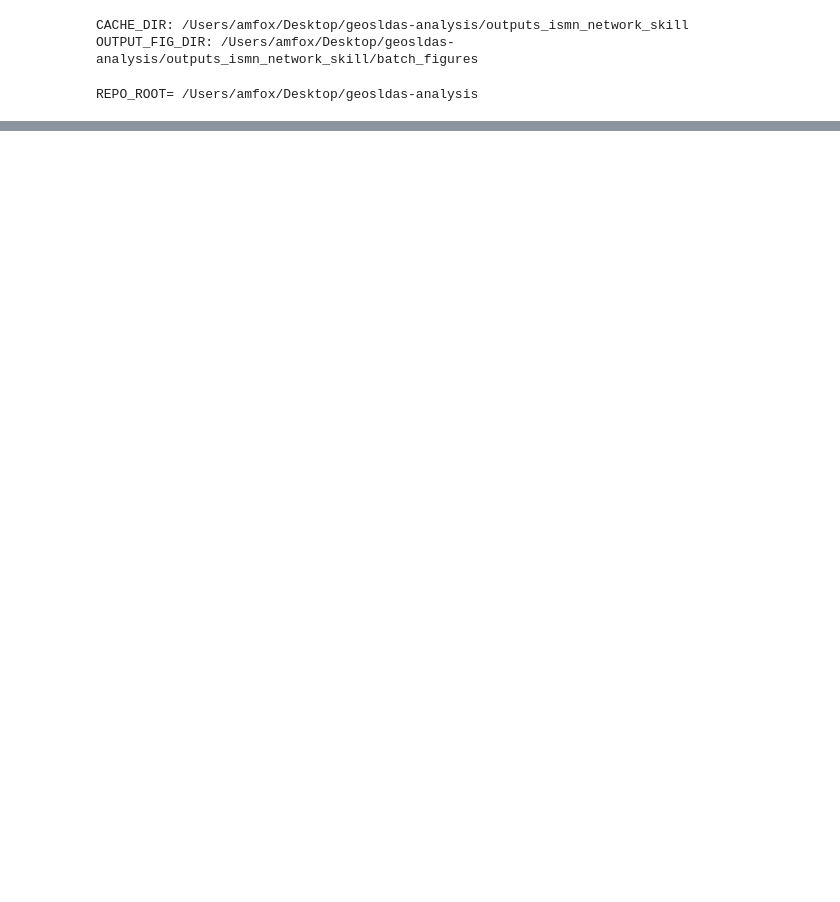
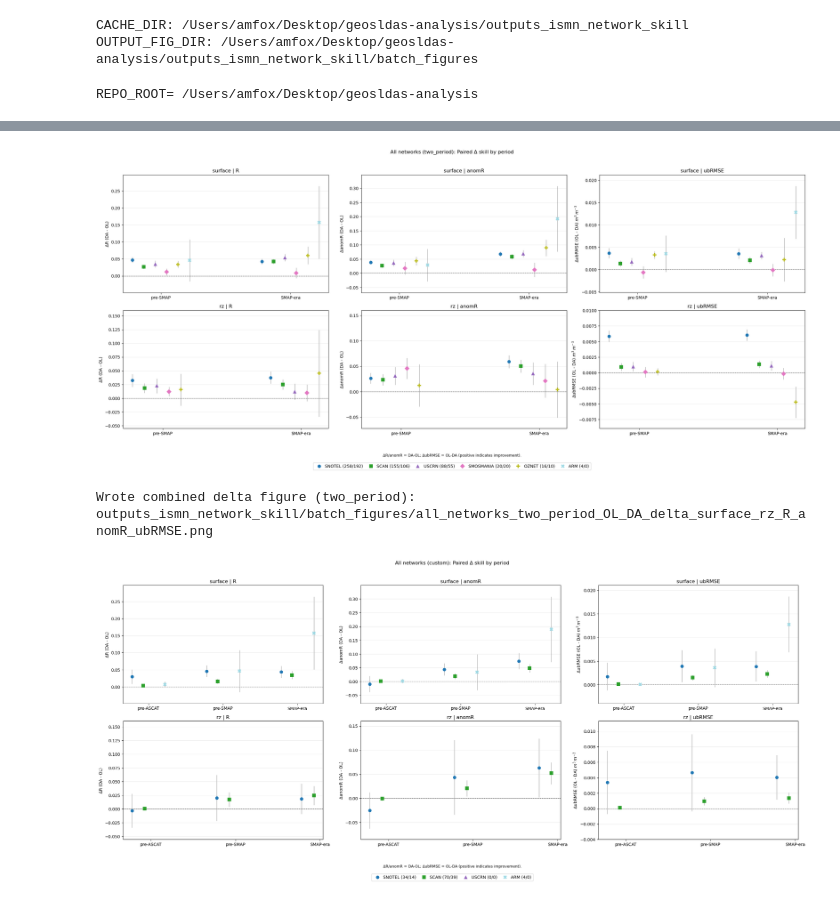
Before and after one commit to amfox37/geosldas-analysis, a Jupyter notebook: projects/M21C_ls/notebooks/insitu_skill_cached_batch_figures.ipynb, the cells around one changed output, grey strips where cells are left out. Saved outputs shown, nothing was run; the diff lists cells and outputs as text; code cells hidden in the pictures; blank space fills up the shorter version.

```diff
--- a/projects/M21C_ls/notebooks/insitu_skill_cached_batch_figures.ipynb
+++ b/projects/M21C_ls/notebooks/insitu_skill_cached_batch_figures.ipynb
@@ -926,31 +1149,104 @@ for p in all_files:
 
 results = []
 errors = []
+delta_tables = []
+summary_tables = []
 
 for i, cache_path in enumerate(all_files, start=1):
     print("=" * 100)
     print(f"[{i}/{len(all_files)}] Processing {cache_path.name}")
     try:
         out = process_one_cache(cache_path)
+
+        delta_df = out.pop("delta_df", pd.DataFrame())
+        if isinstance(delta_df, pd.DataFrame) and len(delta_df) > 0:
+            delta_tables.append(delta_df)
+
+        summary_df = out.pop("summary_df", pd.DataFrame())
+        if isinstance(summary_df, pd.DataFrame) and len(summary_df) > 0:
+            summary_tables.append(summary_df)
+
         results.append(out)
         print(f"Wrote figure: {out['figure_path']}")
         print(f"Rows raw/qc: {out['raw_stats_rows']}/{out['qc_stats_rows']}")
-        if out.get("delta_figure_path", ""):
-            print(f"Wrote delta figure: {out['delta_figure_path']}")
     except Exception as exc:
         errors.append({"cache_file": cache_path.name, "error": str(exc)})
         print(f"ERROR: {cache_path.name}: {exc}")
 
 results_df = pd.DataFrame(results)
 errors_df = pd.DataFrame(errors)
+summary_all_df = pd.DataFrame()
+
+combined_delta_rows = []
+if len(summary_tables) > 0:
+    summary_all_df = pd.concat(summary_tables, ignore_index=True)
+
+if len(delta_tables) > 0:
+    delta_all_df = pd.concat(delta_tables, ignore_index=True)
+
+    # One global network order/style so symbols are consistent across mode figures.
+    rank_df = (
+        delta_all_df[(delta_all_df["metric"] == "R") & (delta_all_df["domain"] == "surface")]
+        .groupby("network", dropna=True)["n_pairs"]
+        .mean()
+        .sort_values(ascending=False)
+    )
+    network_order = [str(x) for x in rank_df.index.tolist()]
+    for net in sorted(delta_all_df["network"].dropna().unique().tolist()):
+        if net not in network_order:
+            network_order.append(net)
+
+    markers = ["o", "s", "^", "D", "P", "X", "v", "<", ">", "*", "h", "8"]
+    cmap = plt.cm.get_cmap("tab20", max(1, len(network_order)))
+    network_style_map = {
+        net: {"marker": markers[i % len(markers)], "color": cmap(i)}
+        for i, net in enumerate(network_order)
+    }
+
+    for mode in ["two_period", "custom"]:
+        sub = delta_all_df[delta_all_df["window_mode"] == mode].copy()
+        if len(sub) == 0:
+            continue
+
+        fig_path = plot_delta_combined_for_mode(
+            sub,
+            window_mode=mode,
+            exp_control="OL",
+            exp_test="DA",
+            show_inline=True,
+            style_map=network_style_map,
+            network_order=network_order,
+        )
+        print(f"Wrote combined delta figure ({mode}): {fig_path}")
+        combined_delta_rows.append(
+            {
+                "window_mode": mode,
+                "n_networks": int(sub["network"].nunique()),
+                "combined_delta_figure_path": str(fig_path),
+            }
+        )
+else:
+    print("No delta tables available for combined figures.")
+
+combined_delta_df = pd.DataFrame(combined_delta_rows)
 
 print()
 print("Done")
 print("Processed:", len(results_df))
 print("Failed:", len(errors_df))
 
+print()
+print("Per-cache bar-figure results:")
 display(results_df)
+
+if len(combined_delta_df) > 0:
+    print()
+    print("Combined delta figures:")
+    display(combined_delta_df)
+
 if len(errors_df) > 0:
+    print()
+    print("Errors:")
     display(errors_df)
 # %% [output]
 Found 10 cache files
@@ -972,0 +1269,3 @@ Failed: 0
+[figure, added]
+Wrote combined delta figure (two_period): outputs_ismn_network_skill/batch_figures/all_networks_two_period_OL_DA_delta_surface_rz_R_anomR_ubRMSE.png
+[figure, added]
```
Also changed, not shown: parts of 7 cells of this notebook, 23 other files.
